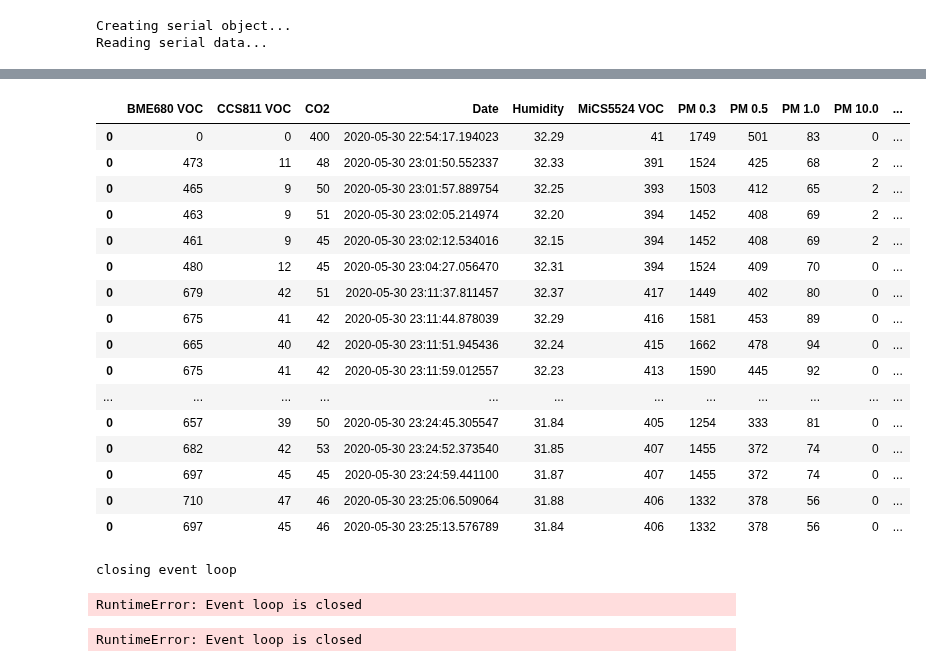
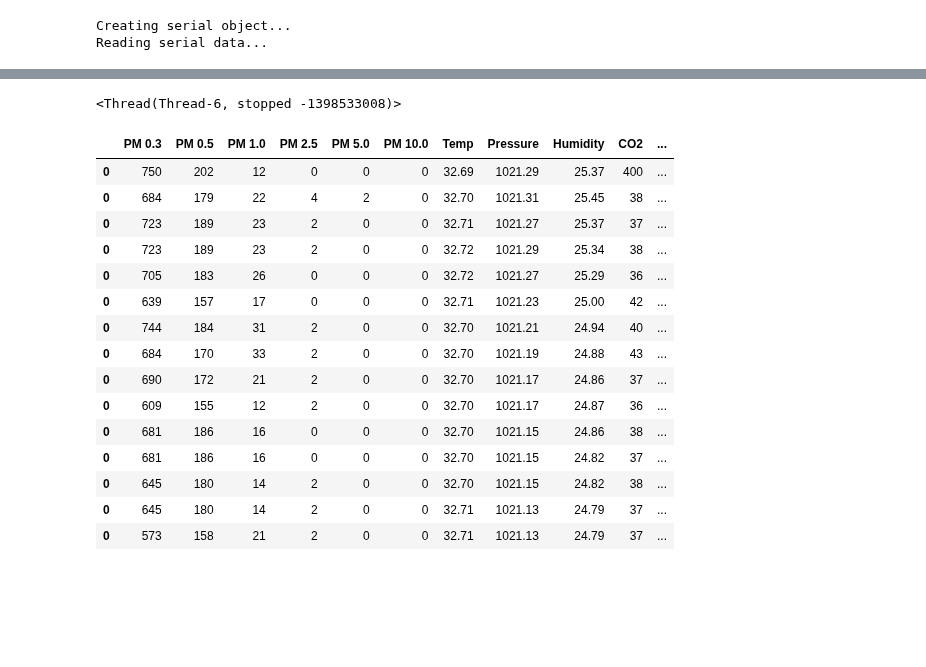
Before and after one commit to M0JPI/red-pitaya-projects, a Jupyter notebook: jupyter-notebooks/Serial Test over USB.ipynb, the cells around one changed output, grey strips where cells are left out. Drawn from its saved outputs; the diff is of its cells as text; code cells hidden in the pictures; blank space fills up the shorter version.

```diff
--- a/jupyter-notebooks/Serial Test over USB.ipynb
+++ b/jupyter-notebooks/Serial Test over USB.ipynb
@@ -256,21 +217,24 @@ for i in range(0,100):
+# %%
+t1
+# %% [output]
+<Thread(Thread-6, stopped -1398533008)>
 # %%
-df
+df[headers]
 # %% [output]
-|  | BME680 VOC | CCS811 VOC | CO2 | Date | Humidity | MiCS5524 VOC | PM 0.3 | PM 0.5 | PM 1.0 | PM 10.0 | ... |
-| 0 | 0 | 0 | 400 | 2020-05-30 22:54:17.194023 | 32.29 | 41 | 1749 | 501 | 83 | 0 | ... |
-| 0 | 473 | 11 | 48 | 2020-05-30 23:01:50.552337 | 32.33 | 391 | 1524 | 425 | 68 | 2 | ... |
-| 0 | 465 | 9 | 50 | 2020-05-30 23:01:57.889754 | 32.25 | 393 | 1503 | 412 | 65 | 2 | ... |
-| 0 | 463 | 9 | 51 | 2020-05-30 23:02:05.214974 | 32.20 | 394 | 1452 | 408 | 69 | 2 | ... |
-| 0 | 461 | 9 | 45 | 2020-05-30 23:02:12.534016 | 32.15 | 394 | 1452 | 408 | 69 | 2 | ... |
-| 0 | 480 | 12 | 45 | 2020-05-30 23:04:27.056470 | 32.31 | 394 | 1524 | 409 | 70 | 0 | ... |
-| 0 | 679 | 42 | 51 | 2020-05-30 23:11:37.811457 | 32.37 | 417 | 1449 | 402 | 80 | 0 | ... |
-| 0 | 675 | 41 | 42 | 2020-05-30 23:11:44.878039 | 32.29 | 416 | 1581 | 453 | 89 | 0 | ... |
-| 0 | 665 | 40 | 42 | 2020-05-30 23:11:51.945436 | 32.24 | 415 | 1662 | 478 | 94 | 0 | ... |
-| 0 | 675 | 41 | 42 | 2020-05-30 23:11:59.012557 | 32.23 | 413 | 1590 | 445 | 92 | 0 | ... |
-| ... | ... | ... | ... | ... | ... | ... | ... | ... | ... | ... | ... |
-| 0 | 657 | 39 | 50 | 2020-05-30 23:24:45.305547 | 31.84 | 405 | 1254 | 333 | 81 | 0 | ... |
-| 0 | 682 | 42 | 53 | 2020-05-30 23:24:52.373540 | 31.85 | 407 | 1455 | 372 | 74 | 0 | ... |
-| 0 | 697 | 45 | 45 | 2020-05-30 23:24:59.441100 | 31.87 | 407 | 1455 | 372 | 74 | 0 | ... |
-| 0 | 710 | 47 | 46 | 2020-05-30 23:25:06.509064 | 31.88 | 406 | 1332 | 378 | 56 | 0 | ... |
-| 0 | 697 | 45 | 46 | 2020-05-30 23:25:13.576789 | 31.84 | 406 | 1332 | 378 | 56 | 0 | ... |
+|  | PM 0.3 | PM 0.5 | PM 1.0 | PM 2.5 | PM 5.0 | PM 10.0 | Temp | Pressure | Humidity | CO2 | ... |
+| 0 | 750 | 202 | 12 | 0 | 0 | 0 | 32.69 | 1021.29 | 25.37 | 400 | ... |
+| 0 | 684 | 179 | 22 | 4 | 2 | 0 | 32.70 | 1021.31 | 25.45 | 38 | ... |
+| 0 | 723 | 189 | 23 | 2 | 0 | 0 | 32.71 | 1021.27 | 25.37 | 37 | ... |
+| 0 | 723 | 189 | 23 | 2 | 0 | 0 | 32.72 | 1021.29 | 25.34 | 38 | ... |
+| 0 | 705 | 183 | 26 | 0 | 0 | 0 | 32.72 | 1021.27 | 25.29 | 36 | ... |
+| 0 | 639 | 157 | 17 | 0 | 0 | 0 | 32.71 | 1021.23 | 25.00 | 42 | ... |
+| 0 | 744 | 184 | 31 | 2 | 0 | 0 | 32.70 | 1021.21 | 24.94 | 40 | ... |
+| 0 | 684 | 170 | 33 | 2 | 0 | 0 | 32.70 | 1021.19 | 24.88 | 43 | ... |
+| 0 | 690 | 172 | 21 | 2 | 0 | 0 | 32.70 | 1021.17 | 24.86 | 37 | ... |
+| 0 | 609 | 155 | 12 | 2 | 0 | 0 | 32.70 | 1021.17 | 24.87 | 36 | ... |
+| 0 | 681 | 186 | 16 | 0 | 0 | 0 | 32.70 | 1021.15 | 24.86 | 38 | ... |
+| 0 | 681 | 186 | 16 | 0 | 0 | 0 | 32.70 | 1021.15 | 24.82 | 37 | ... |
+| 0 | 645 | 180 | 14 | 2 | 0 | 0 | 32.70 | 1021.15 | 24.82 | 38 | ... |
+| 0 | 645 | 180 | 14 | 2 | 0 | 0 | 32.71 | 1021.13 | 24.79 | 37 | ... |
+| 0 | 573 | 158 | 21 | 2 | 0 | 0 | 32.71 | 1021.13 | 24.79 | 37 | ... |
 # %%
@@ -277,30 +242,2 @@ df
 df.to_csv(filename,names=headers)
 df
-# %%
-import asyncio
-import functools
-
-def event_handler(loop, stop=False):
-    print('Event handler called')
-    if stop:
-        print('stopping the loop')
-        loop.stop()
-
-if __name__ == '__main__':
-    loop = asyncio.get_event_loop()
-    try:
-        loop.call_soon(functools.partial(event_handler, loop))
-        print('starting event loop')
-        loop.call_soon(functools.partial(event_handler, loop, stop=True))
-
-        loop.run_forever()
-    finally:
-        print('closing event loop')
-        loop.close()
-# %% [output]
-closing event loop
-RuntimeError: Event loop is closed
-# %%
-loop.call_soon(functools.partial(event_handler, loop))
-# %% [output]
-RuntimeError: Event loop is closed
```
Also changed, not shown: parts of 14 cells of this notebook, 2 other files.
